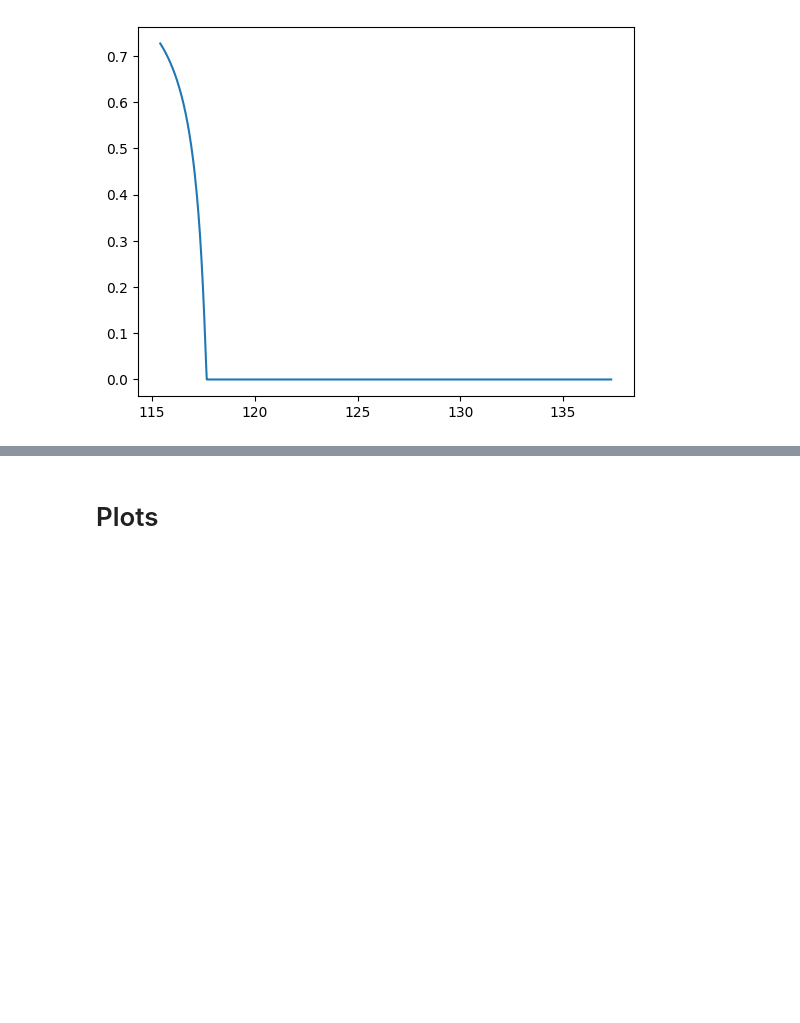
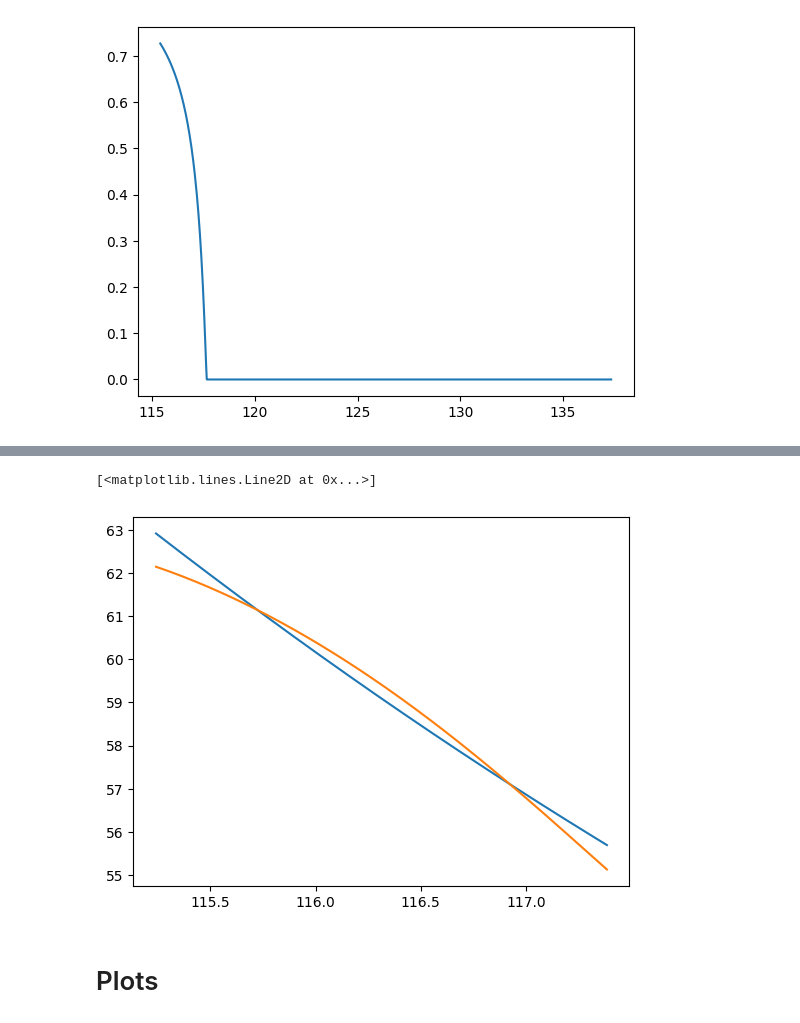
Before and after one commit to zalandru/Dynamic-Contracting-Multi-worker-Firm, a Jupyter notebook: Multiworker_wage_2steps/Initiating MWF.ipynb, the cells around one changed output, grey strips where cells are left out. Drawn from its saved outputs; the diff is of its cells as text; code cells hidden in the pictures; blank space fills up the shorter version.

```diff
--- a/Multiworker_wage_2steps/Initiating MWF.ipynb
+++ b/Multiworker_wage_2steps/Initiating MWF.ipynb
@@ -145,0 +281,12 @@ with open('my_objects.pkl', 'wb') as file:
+# %%
+prod = p.z_0-1
+j=0
+s=1
+minv= 0
+plt.plot(mwc_Rho_W[prod,j,s,:,0,1],mwc_Rho_J1p.eval_at_W1(mwc_Rho_W[...,1])[prod,j,s,:,0])
+plt.plot(mwc_Rho_W[prod,j,s,:,0,1],mwc_Rho_J[prod,j,s,:,0])
+#plt.plot(mwc_Rho.w_grid,mwc_Rho_W[p.z_0-1,j,s,:,0,1])
+#plt.plot(mwc_Rho.w_grid,mwc_Rho_J[p.z_0-1,j,s,:,0])
+# %% [output]
+[<matplotlib.lines.Line2D at 0x...>]
+[figure, added]
```
Also changed, not shown: parts of 12 cells of this notebook, 4 other files.
